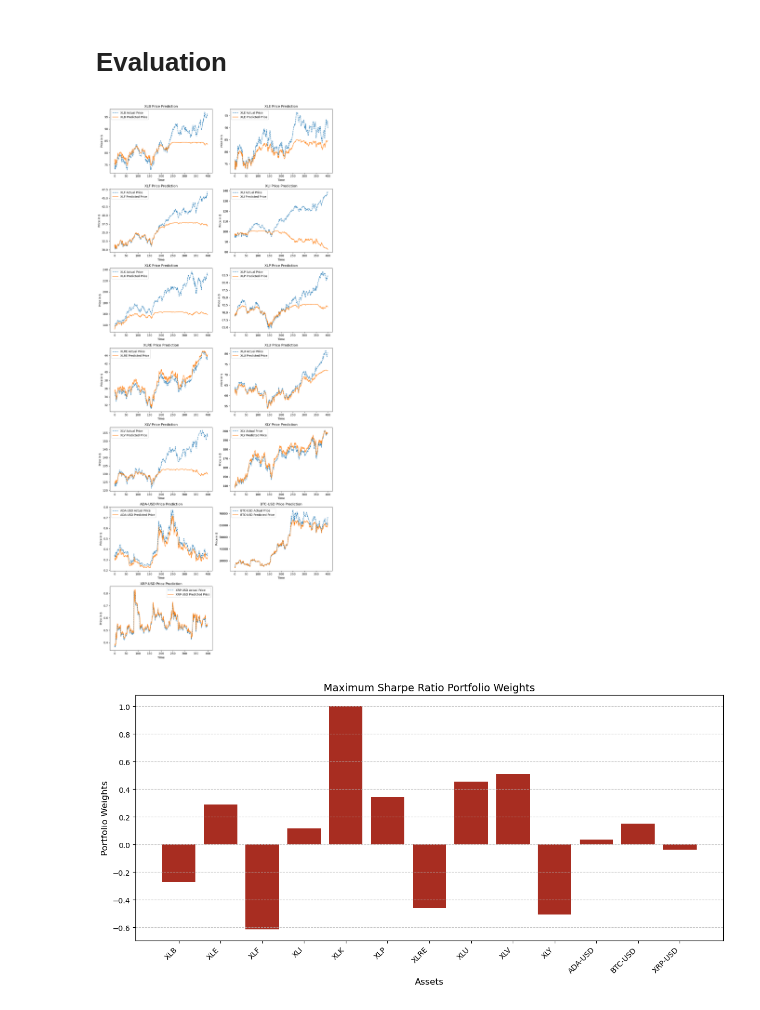
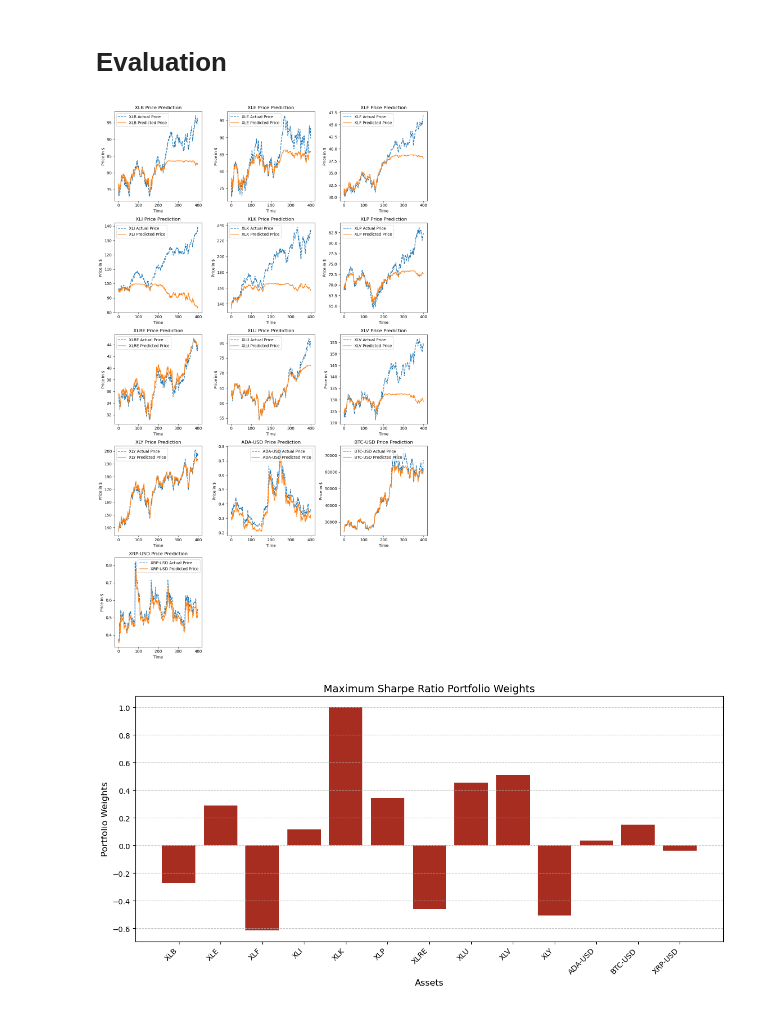
Before and after one commit to njh18/qf634-quant-research-methods, a Jupyter notebook: main.ipynb, the cells around one changed output. Drawn from its saved outputs; the diff is of its cells as text; code cells hidden in the pictures.

```diff
--- a/main.ipynb
+++ b/main.ipynb
@@ -109,28 +109,28 @@ plt.show()
 # Evaluation
 # %%
 num_stocks = len(asset_list)
-num_cols = 2
+num_cols = 3
 num_rows = math.ceil(num_stocks / num_cols)
 
 # Create subplots with the calculated rows and columns
 fig, axes = plt.subplots(num_rows, num_cols, figsize=(12, num_rows * 4))
 axes = axes.flatten()
 for i, stock in enumerate(asset_list):
     ax = axes[i]  # Get the current subplot
     ax.plot(actual_prices[stock], label=f"{stock} Actual Price", linestyle='--')
     ax.plot(predicted_prices[stock], label=f"{stock} Predicted Price", linestyle='-')
     ax.set_title(f"{stock} Price Prediction")
     ax.set_xlabel('Time')
     ax.set_ylabel('Price in $')
     ax.legend()
 
 for j in range(len(axes)):
     if j >= num_stocks:
         axes[j].axis('off')
 
 plt.tight_layout()
 # %% [output]
-[figure, old version]
+[figure, new version]
 # %%
 rmse_score.to_csv("final_rmse_score.csv")
 # %%
```
Also changed, not shown: parts of 7 cells of this notebook, 2 other files.
